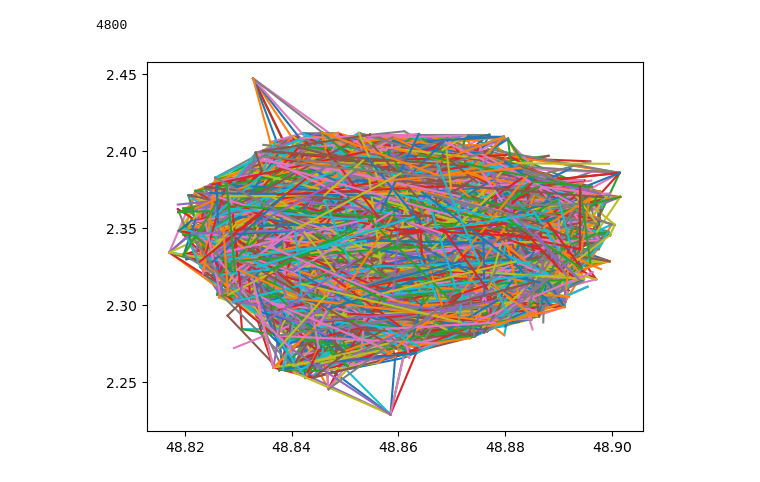
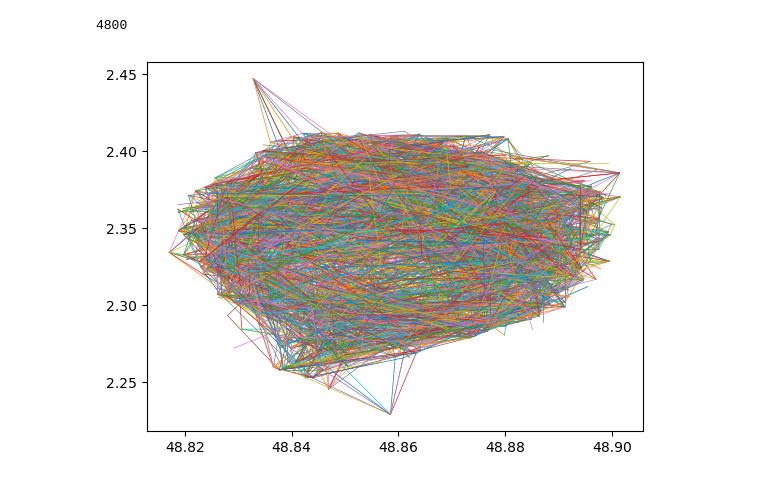
Before and after one commit to quentinchichery/hackathon-peren-2022, a Jupyter notebook: 01-exploration.ipynb, the cells around one changed output. Drawn from its saved outputs; the diff is of its cells as text; code cells hidden in the pictures.

```diff
--- a/01-exploration.ipynb
+++ b/01-exploration.ipynb
@@ -13,17 +13,18 @@ df.head()
 # %%
 import matplotlib.pyplot as plt
 
 #plt.scatter(x=df['start_lat'], y=df['start_lon'], color='red', s=5)
 #plt.scatter(x=df['end_lat'], y=df['end_lon'], color='blue', s=5)
 
 plt.plot()
 print(df.shape[0])
 
 for i in range(df.shape[0]):
     plt.plot([df['start_lat'].to_numpy()[i], df['end_lat'].to_numpy()[i]],
-             [df['start_lon'].to_numpy()[i], df['end_lon'].to_numpy()[i]])
+             [df['start_lon'].to_numpy()[i], df['end_lon'].to_numpy()[i]],
+            linewidth=0.5)
 
 plt.show()
 # %% [output]
 4800
-[figure, old version]
+[figure, new version]
```
Also changed, not shown: parts of 5 cells of this notebook.
